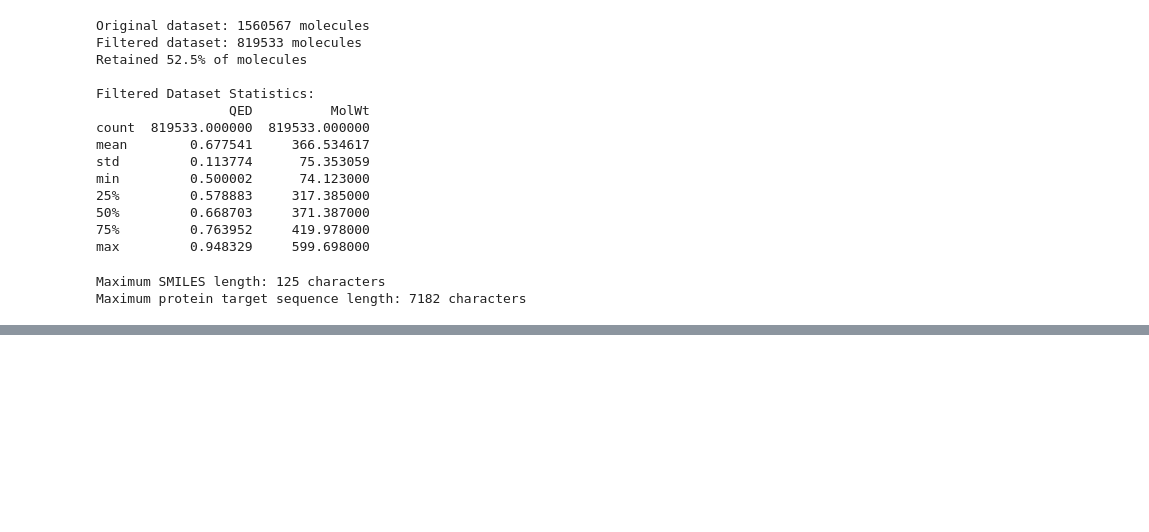
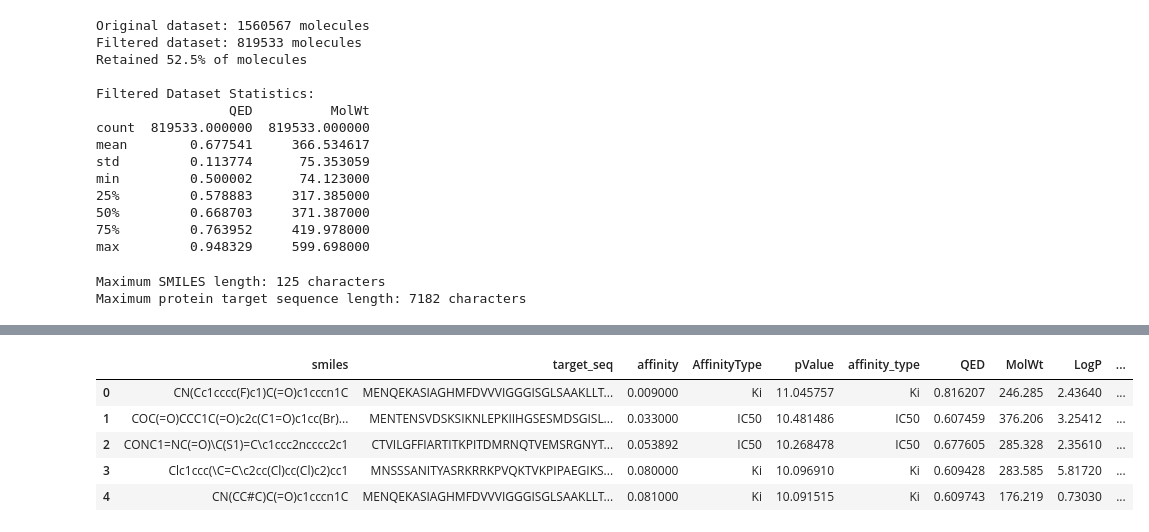
Before and after one commit to https-kanika/MolGenX-backend, a Jupyter notebook: EDA/bindingdb-eda.ipynb, the cells around one changed output, grey strips where cells are left out. Cells and saved outputs as stored; diff of their text form; code cells hidden in the pictures; blank space fills up the shorter version.

```diff
--- a/EDA/bindingdb-eda.ipynb
+++ b/EDA/bindingdb-eda.ipynb
@@ -698,0 +789,9 @@ filtered_df.to_csv('high_qed_optimal_weight_compounds.csv', index=False)
+# %%
+df.head(5)
+# %% [output]
+|  | smiles | target_seq | affinity | AffinityType | pValue | affinity_type | QED | MolWt | LogP | ... |
+| 0 | CN(Cc1cccc(F)c1)C(=O)c1cccn1C | MENQEKASIAGHMFDVVVIGGGISGLSAAKLLT... | 0.009000 | Ki | 11.045757 | Ki | 0.816207 | 246.285 | 2.43640 | ... |
+| 1 | COC(=O)CCC1C(=O)c2c(C1=O)c1cc(Br)... | MENTENSVDSKSIKNLEPKIIHGSESMDSGISL... | 0.033000 | IC50 | 10.481486 | IC50 | 0.607459 | 376.206 | 3.25412 | ... |
+| 2 | CONC1=NC(=O)\C(S1)=C\c1ccc2ncccc2c1 | CTVILGFFIARTITKPITDMRNQTVEMSRGNYT... | 0.053892 | IC50 | 10.268478 | IC50 | 0.677605 | 285.328 | 2.35610 | ... |
+| 3 | Clc1ccc(\C=C\c2cc(Cl)cc(Cl)c2)cc1 | MNSSSANITYASRKRRKPVQKTVKPIPAEGIKS... | 0.080000 | Ki | 10.096910 | Ki | 0.609428 | 283.585 | 5.81720 | ... |
+| 4 | CN(CC#C)C(=O)c1cccn1C | MENQEKASIAGHMFDVVVIGGGISGLSAAKLLT... | 0.081000 | Ki | 10.091515 | Ki | 0.609743 | 176.219 | 0.73030 | ... |
```
Also changed, not shown: parts of 6 cells of this notebook, 4 other files.
